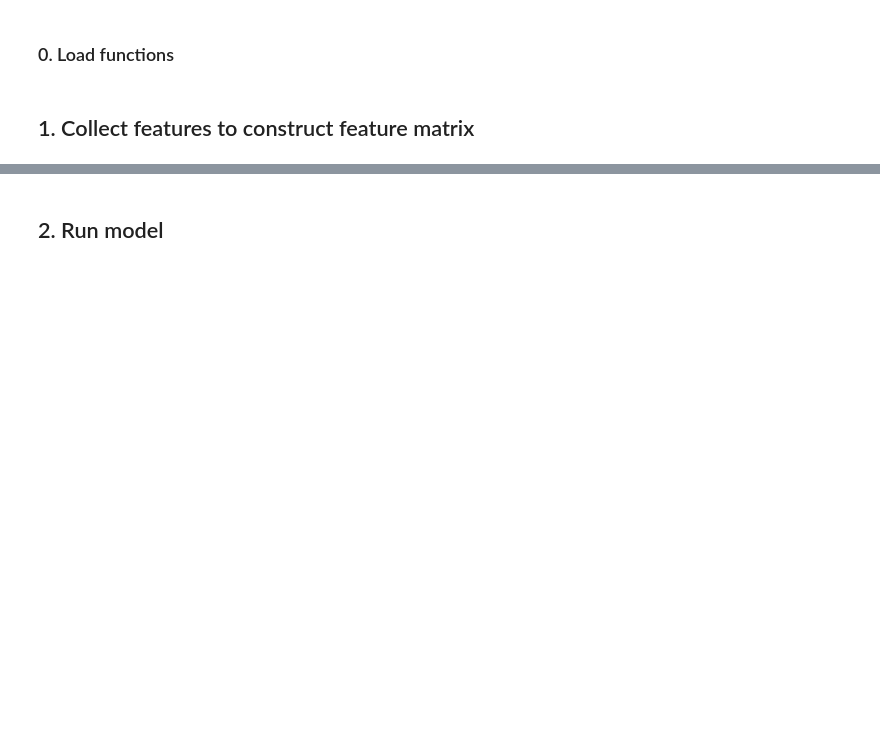
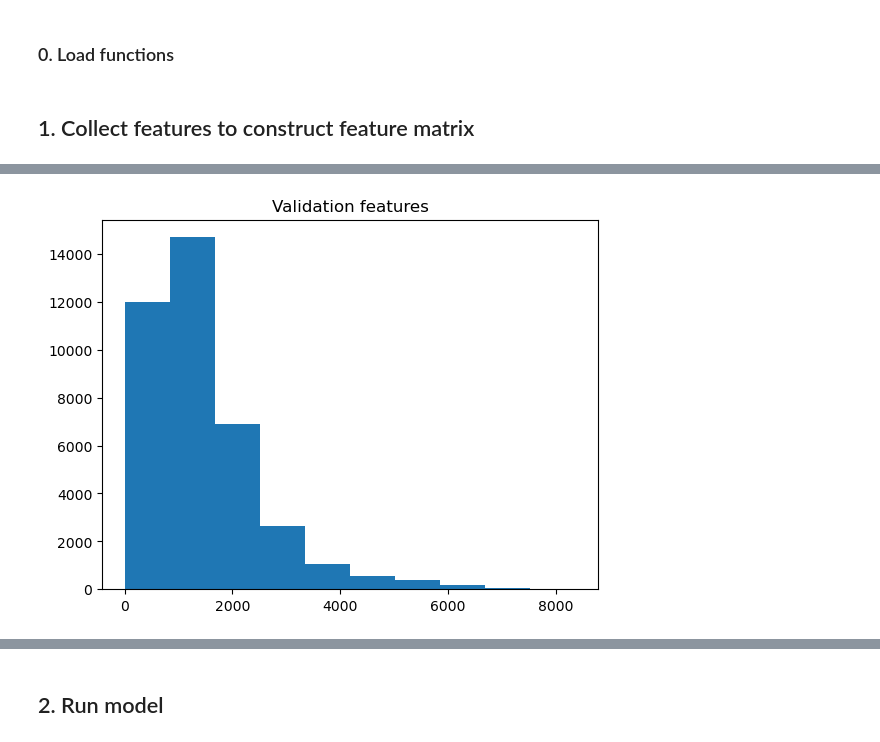
Before and after one commit to clarapecci/week1-project-template, a Jupyter notebook: enet_regression.ipynb, the cells around one changed output, grey strips where cells are left out. Cells and saved outputs as stored; diff of their text form; code cells hidden in the pictures; blank space fills up the shorter version.

```diff
--- a/enet_regression.ipynb
+++ b/enet_regression.ipynb
@@ -300,0 +430,8 @@ plt.show()
+# %%
+
+## Compare distributions of y_train and y_val -> check they are similar
+plt.hist(X_val.flatten())
+plt.title('Validation features')
+plt.show()
+# %% [output]
+[figure, added]
```
Also changed, not shown: parts of 21 cells of this notebook.
